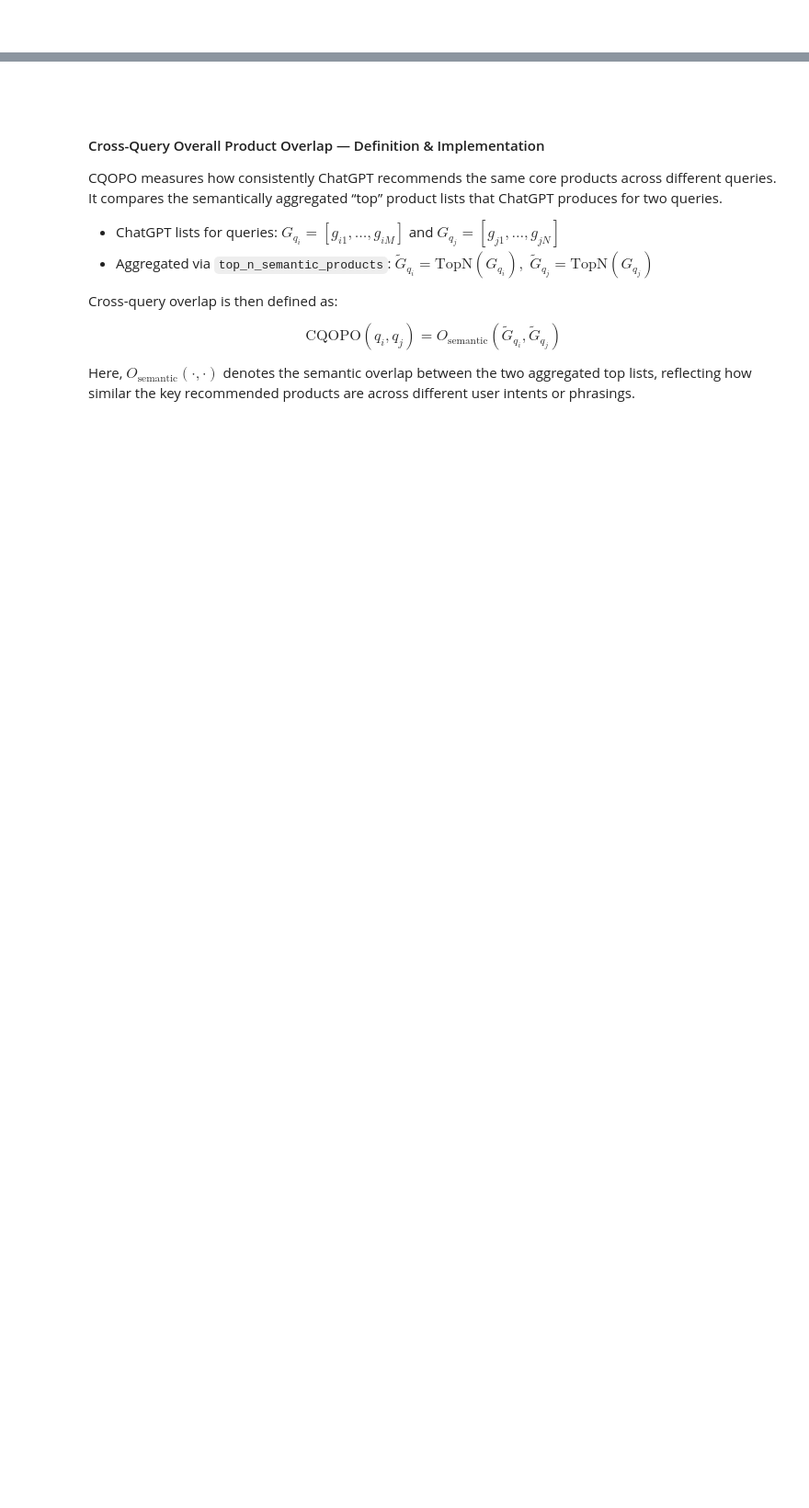
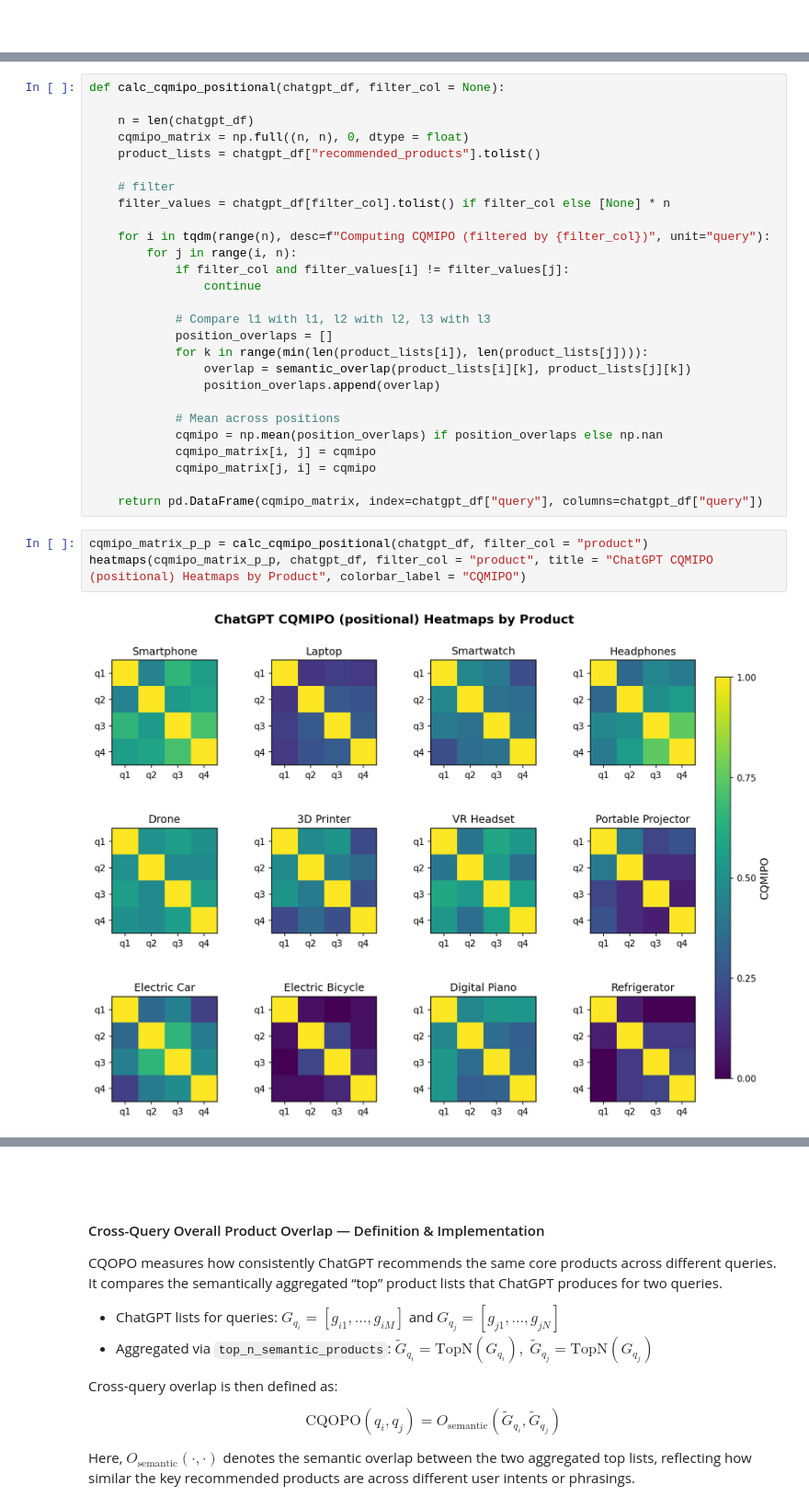
Before and after one commit to Saccarab/Search-vs-Generation-A-Comparative-Study-of-Bing-and-ChatGPT-in-Product-Recommendations, a Jupyter notebook: notebooks/ChatGPT/ChatGPT Internal Product Consistency.ipynb, the cells around one changed output, grey strips where cells are left out. Shown: that part at 92% size. Saved outputs shown, nothing was run; the diff lists cells and outputs as text; blank space fills up the shorter version.

```diff
--- a/notebooks/ChatGPT/ChatGPT Internal Product Consistency.ipynb
+++ b/notebooks/ChatGPT/ChatGPT Internal Product Consistency.ipynb
@@ -249,0 +228,32 @@ heatmaps(cqmipo_mat_mt, chatgpt_df, filter_col = "market_type", title = "ChatGPT
+# %%
+def calc_cqmipo_positional(chatgpt_df, filter_col = None):
+
+    n = len(chatgpt_df)
+    cqmipo_matrix = np.full((n, n), 0, dtype = float)
+    product_lists = chatgpt_df["recommended_products"].tolist()
+
+    # filter
+    filter_values = chatgpt_df[filter_col].tolist() if filter_col else [None] * n
+
+    for i in tqdm(range(n), desc=f"Computing CQMIPO (filtered by {filter_col})", unit="query"):
+        for j in range(i, n):
+            if filter_col and filter_values[i] != filter_values[j]:
+                continue
+
+            # Compare l1 with l1, l2 with l2, l3 with l3
+            position_overlaps = []
+            for k in range(min(len(product_lists[i]), len(product_lists[j]))):
+                overlap = semantic_overlap(product_lists[i][k], product_lists[j][k])
+                position_overlaps.append(overlap)
+
+            # Mean across positions
+            cqmipo = np.mean(position_overlaps) if position_overlaps else np.nan
+            cqmipo_matrix[i, j] = cqmipo
+            cqmipo_matrix[j, i] = cqmipo
+
+    return pd.DataFrame(cqmipo_matrix, index=chatgpt_df["query"], columns=chatgpt_df["query"])
+# %%
+cqmipo_matrix_p_p = calc_cqmipo_positional(chatgpt_df, filter_col = "product")
+heatmaps(cqmipo_matrix_p_p, chatgpt_df, filter_col = "product", title = "ChatGPT CQMIPO (positional) Heatmaps by Product", colorbar_label = "CQMIPO")
+# %% [output]
+[figure, added]
```
Also changed, not shown: parts of 15 cells of this notebook, 6 other files.
